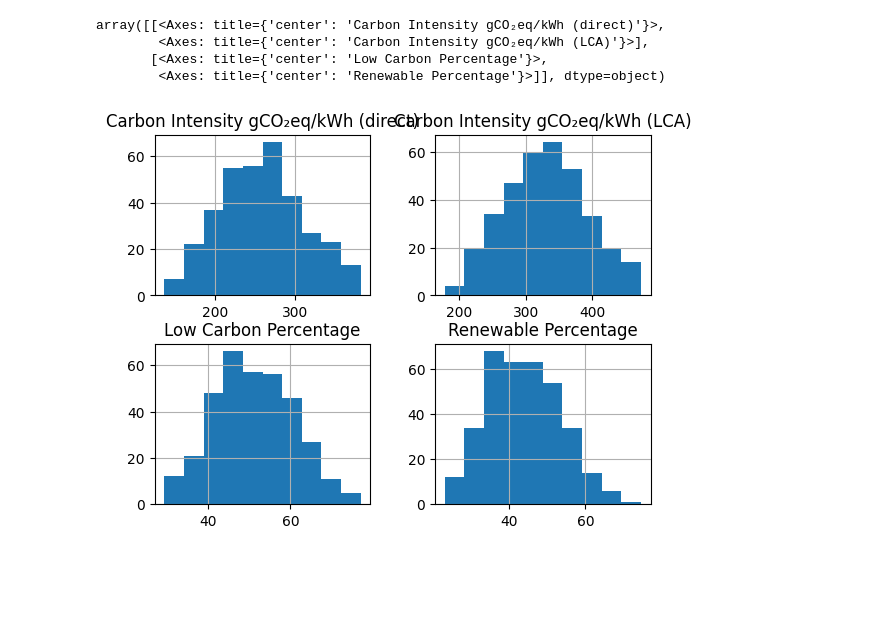
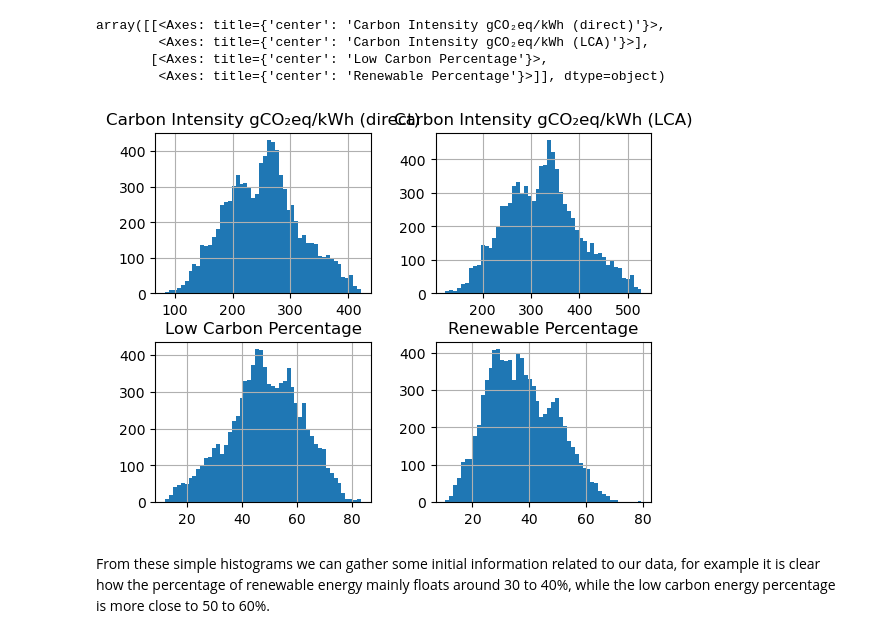
Before and after one commit to LSquarzoni/GreenTeam, a Jupyter notebook: GreenTeam_Dataset_study.ipynb, the cells around one changed output. Saved outputs shown, nothing was run; the diff lists cells and outputs as text; code cells hidden in the pictures; blank space fills up the shorter version.

Commit message:
General fixes, addition of the last plot

```diff
--- a/GreenTeam_Dataset_study.ipynb
+++ b/GreenTeam_Dataset_study.ipynb
@@ -9,3 +7,5 @@ path = "/content/sample_data/IT_2023_daily.csv"  # your local path to the datase
+# %%
+path = "../IT-NO_2021_hourly.csv"
 # %%
 # Dataset import
 dataset = pd.read_csv(path)
@@ -28 +35,5 @@ Index(['Datetime (UTC)', 'Country', 'Zone Name', 'Zone Id',
       dtype='object')
+# %%
+# We remove the unnecessary data columns
+dataset = dataset.drop(columns=['Zone Name', 'Zone Id', 'Data Source', 'Data Estimated', 'Data Estimation Method'])
+dataset.head()
@@ -29,11 +47,13 @@ Index(['Datetime (UTC)', 'Country', 'Zone Name', 'Zone Id',
 # %%
 # Distribution of data in our dataset
-dataset.hist()
+dataset.hist(bins=50, xlabelsize=10)
 # %% [output]
 array([[<Axes: title={'center': 'Carbon Intensity gCO₂eq/kWh (direct)'}>,
         <Axes: title={'center': 'Carbon Intensity gCO₂eq/kWh (LCA)'}>],
        [<Axes: title={'center': 'Low Carbon Percentage'}>,
         <Axes: title={'center': 'Renewable Percentage'}>]], dtype=object)
-[figure, old version]
+[figure, new version]
+# %% [markdown]
+From these simple histograms we can gather some initial information related to our data, for example it is clear how the percentage of renewable energy mainly floats around 30 to 40%, while the low carbon energy percentage is more close to 50 to 60%.
 # %%
 # We want to study the correlation of the values present in the dataset
```
Also changed, not shown: parts of 20 cells of this notebook.
